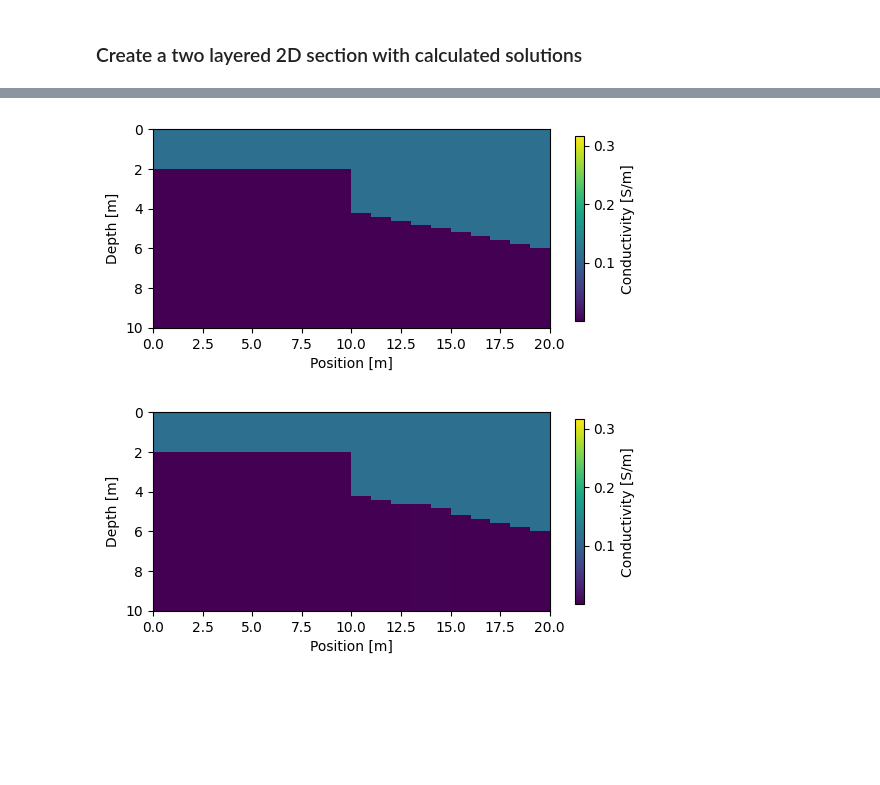
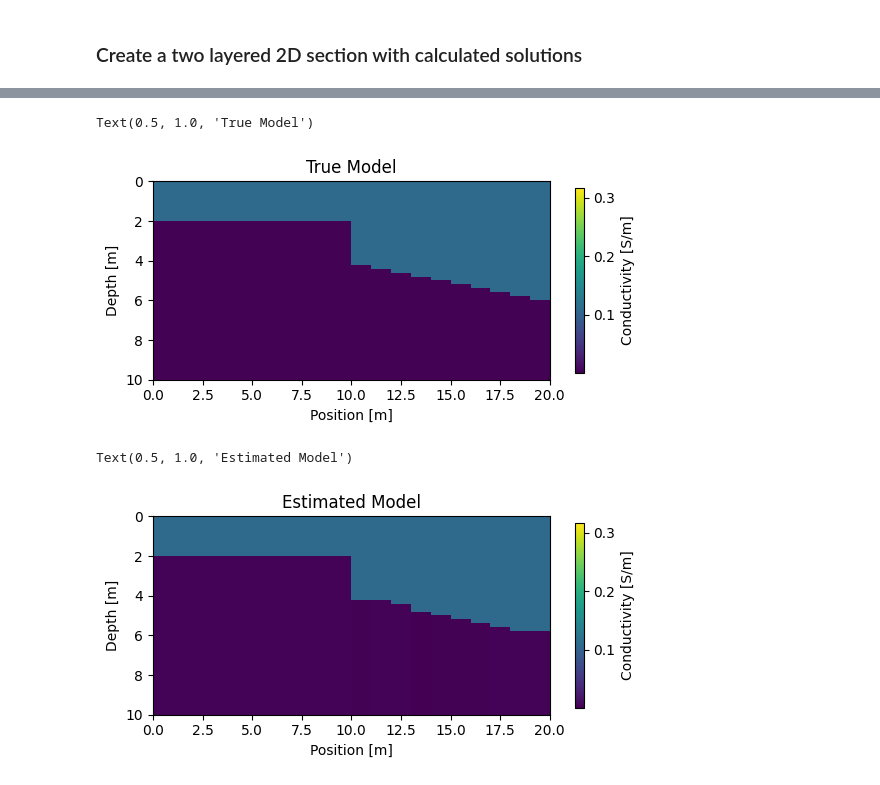
Before and after one commit to mariacarrizo/EMInversion, a Jupyter notebook: GlobalInversion/GI_LookupTable/GI_LookupT_2Lay_Exact.ipynb, the cells around one changed output, grey strips where cells are left out. Cells and saved outputs as stored; diff of their text form; code cells hidden in the pictures; blank space fills up the shorter version.

```diff
--- a/GlobalInversion/GI_LookupTable/GI_LookupT_2Lay_Exact.ipynb
+++ b/GlobalInversion/GI_LookupTable/GI_LookupT_2Lay_Exact.ipynb
@@ -69,13 +69,13 @@ def EMforward(sigma1, sigma2, thicks1):
     VCP_Hp = empymod.loop(Vsource, Vreceivers, depth=[], res=[2e14], freqtime=freq, mrec = 'loop', verb=0)
     PRP_Hp = empymod.dipole(Psource, Preceivers, depth=[], res=[2e14], freqtime=freq, ab=66, verb=0)
 
-    Q_HCP = np.abs(np.imag(HCP_Hs/HCP_Hp))
-    Q_VCP = np.abs(np.imag(VCP_Hs/VCP_Hp))
-    Q_PRP = np.abs(np.imag(PRP_Hs/PRP_Hp))
+    Q_HCP = -np.imag(HCP_Hs/HCP_Hp)
+    Q_VCP = np.imag(VCP_Hs/VCP_Hp)
+    Q_PRP = np.imag(PRP_Hs/PRP_Hp)
 
-    P_HCP = np.abs(np.real(HCP_Hs/HCP_Hp))
-    P_VCP = np.abs(np.real(VCP_Hs/VCP_Hp))
-    P_PRP = np.abs(np.real(PRP_Hs/PRP_Hp))
+    P_HCP = -np.real(HCP_Hs/HCP_Hp)
+    P_VCP = np.real(VCP_Hs/VCP_Hp)
+    P_PRP = np.real(PRP_Hs/PRP_Hp)
 
     return np.hstack((Q_HCP, Q_VCP, Q_PRP, P_HCP, P_VCP, P_PRP))
 # %% [markdown]
@@ -141,11 +141,11 @@ def invert(index):
 nlayer = 2 # number of layer
 npos = 20 # number of sampling positions
 
-sig_ini = [conds[70], conds[10]]
+sig_ini = [conds[40], conds[10]]
 sigmas = np.ones((npos, nlayer))*sig_ini
 
 x = np.linspace(0, 20, npos)
-thk1 = thicks[20:60:2]    # wave
+thk1 = thicks[20:40]    # wave
 
 depths = np.zeros((npos, nlayer))
 depths[:,1] = thk1
@@ -230,8 +234,8 @@ err=1
 merr_arr=[]
 for i in range(np.shape(Qexact)[0]):
     nZdiff = np.abs(Qexact[i] - Qdata) **2 / np.abs(Qdata)**2
-    merr = (np.log10(np.sqrt(np.sum(nZdiff))))
-    merr_arr.append(np.log10(np.sqrt(np.sum(nZdiff))))
+    merr = np.log((np.sqrt(np.sum(nZdiff))))
+    merr_arr.append(np.log(np.sqrt(np.sum(nZdiff))))
     if merr < err:
         indx = i
         err = merr.copy()
@@ -266,7 +283,7 @@ ax.invert_yaxis()
 nlayer = 2 # number of layer
 npos = 20 # number of sampling positions
 
-sig_ini = [conds[70], conds[10]]
+sig_ini = [conds[40], conds[10]]
 sigmas = np.ones((npos, nlayer))*sig_ini
 
 x = np.linspace(0, 20, npos)
@@ -277,8 +294,10 @@ depths = np.zeros((npos, nlayer))
 depths[:,1] = thk1
 
 PlotModel(sigmas, depths)
+plt.title('True Model')
 # %% [output]
+Text(0.5, 1.0, 'True Model')
-[figure, old version]
+[figure, new version]
 # %%
 # Inputs for inversion:
 
@@ -314,11 +333,13 @@ model_est_arr = np.array(model_est_list)
 # %%
 sigmas_est = model_est_arr[:,0:2]
 depths_est = depths.copy()
 depths_est[:,1] = model_est_arr[:,2]
 
 PlotModel(sigmas_est, depths_est)
+plt.title('Estimated Model')
 # %% [output]
+Text(0.5, 1.0, 'Estimated Model')
-[figure, old version]
+[figure, new version]
 # %%
 # Check if chosen is error minima
 
```
Also changed, not shown: parts of 15 cells of this notebook, 1 other file.
